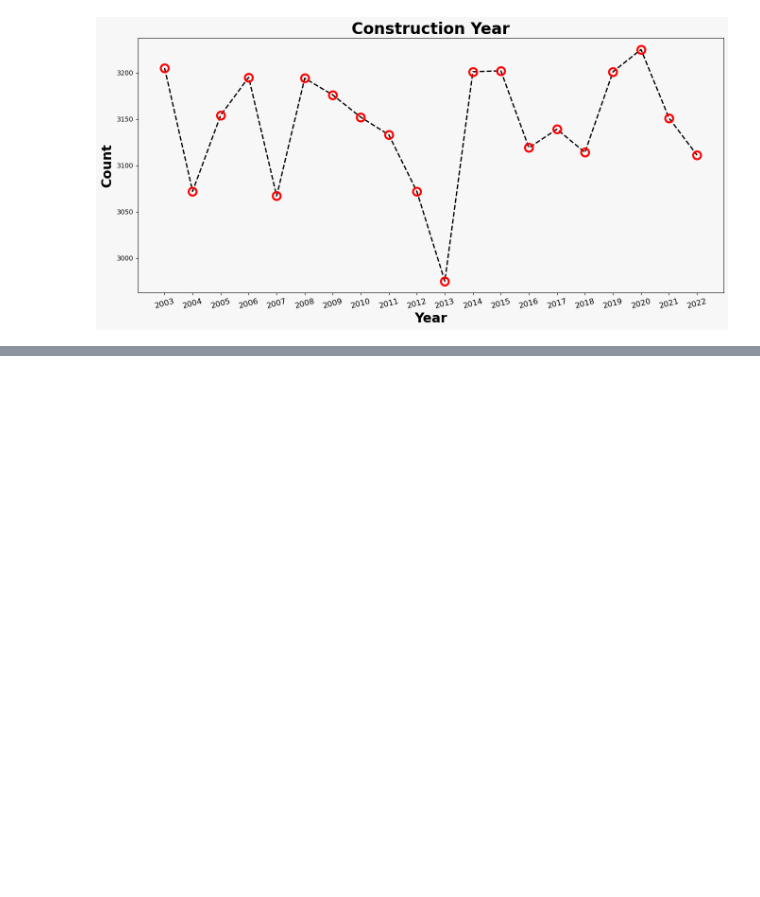
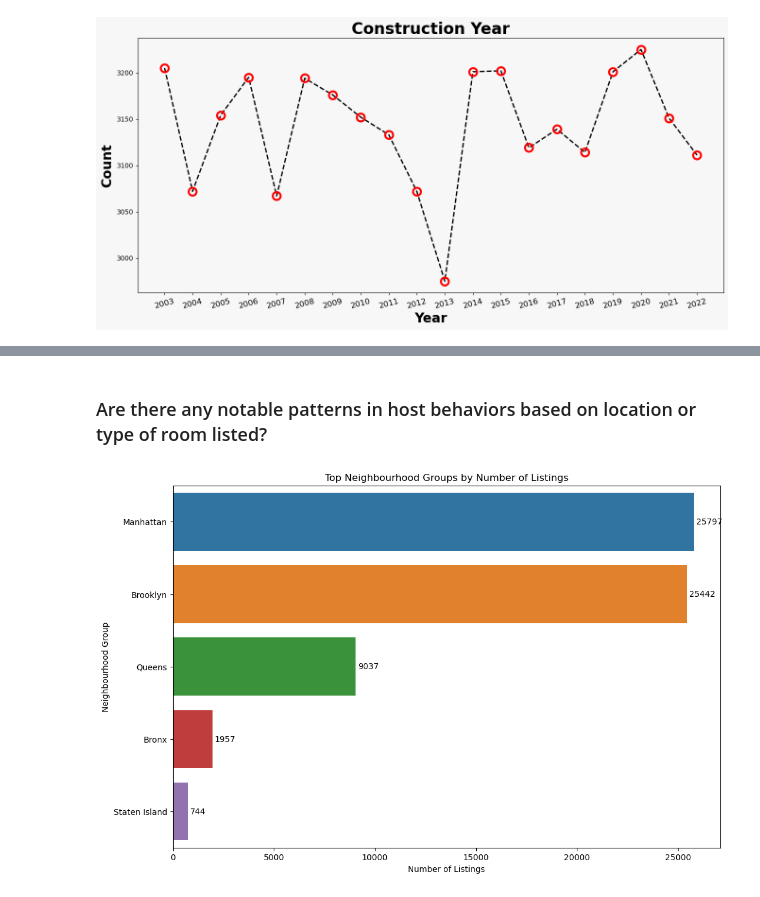
Before and after one commit to chrishunt11/Airbnb_Analysis, a Jupyter notebook: Airbnb Open Data.ipynb, the cells around one changed output, grey strips where cells are left out. Saved outputs shown, nothing was run; the diff lists cells and outputs as text; code cells hidden in the pictures; blank space fills up the shorter version.

```diff
--- a/Airbnb Open Data.ipynb
+++ b/Airbnb Open Data.ipynb
@@ -450,0 +510,20 @@ df.to_excel('Cleaned_Airbnb_Data.xlsx', index=False)
+# %% [markdown]
+### Are there any notable patterns in host behaviors based on location or type of room listed?
+# %%
+plt.figure(figsize=(12, 8))
+ax = sns.countplot(data=df, y='neighbourhood_group', order=df['neighbourhood_group'].value_counts().index[:10])
+plt.title('Top Neighbourhood Groups by Number of Listings')
+plt.xlabel('Number of Listings')
+plt.ylabel('Neighbourhood Group')
+
+# Annotating each bar with the count, removing the .0
+for p in ax.patches:
+    width = p.get_width()  # get the width of each bar
+    # Convert width to an integer before converting to string to remove .0
+    ax.annotate(f'{int(width)}', (width, p.get_y() + p.get_height() / 2),
+                ha='left', va='center', fontsize=10, color='black', xytext=(3, 0),
+                textcoords='offset points')
+
+plt.show()
+# %% [output]
+[figure, added]
```
Also changed, not shown: parts of 12 cells of this notebook, 1 other file.
